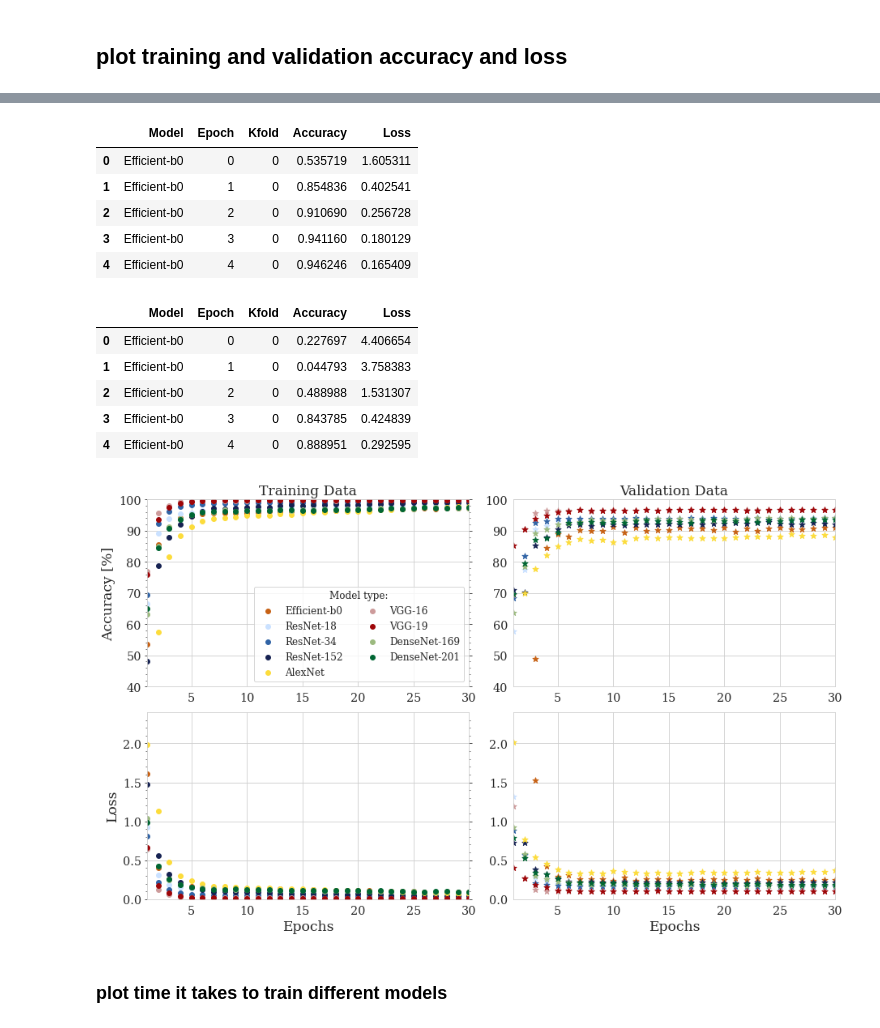
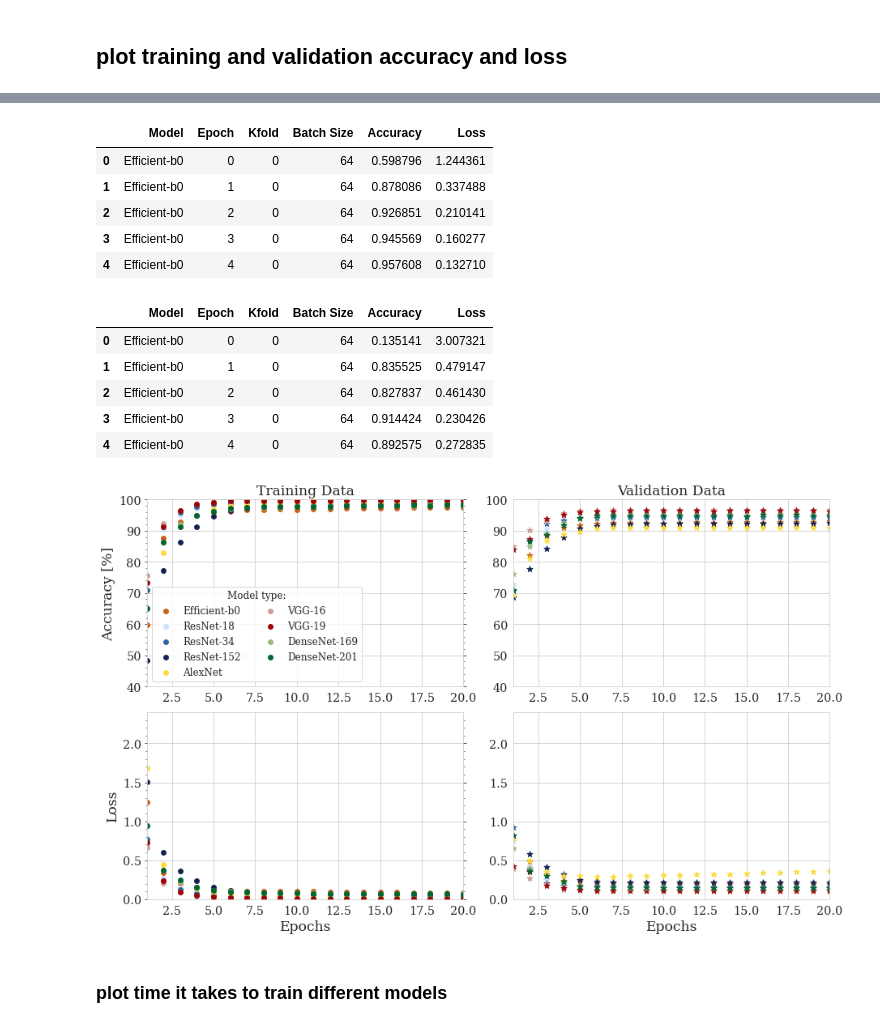
Before and after one commit to vprzybylo/cocpit, a Jupyter notebook: notebooks/make_plots.ipynb, the cells around one changed output, grey strips where cells are left out. Cells and saved outputs as stored; diff of their text form; code cells hidden in the pictures.

```diff
--- a/notebooks/make_plots.ipynb
+++ b/notebooks/make_plots.ipynb
@@ -124,33 +137,34 @@ convert_names
 # %%
-train_csv = '/data/data/saved_accuracies/no_mask/save_train_acc_loss_e30_bs128_k0_9models.csv'
-df_train = pd.read_csv(train_csv, names=["Model", "Epoch", "Kfold", "Accuracy", "Loss"])
+train_csv = '/data/data/saved_accuracies/no_mask/save_train_acc_loss_e20_bs64_k5_9models_no_blank.csv'
+df_train = pd.read_csv(train_csv, names=["Model", "Epoch", "Kfold", "Batch Size", "Accuracy", "Loss"])
+
 df_train.replace(convert_names, inplace=True)
 df_train.head()
 # %% [output]
-|  | Model | Epoch | Kfold | Accuracy | Loss |
-| 0 | Efficient-b0 | 0 | 0 | 0.535719 | 1.605311 |
-| 1 | Efficient-b0 | 1 | 0 | 0.854836 | 0.402541 |
-| 2 | Efficient-b0 | 2 | 0 | 0.910690 | 0.256728 |
-| 3 | Efficient-b0 | 3 | 0 | 0.941160 | 0.180129 |
-| 4 | Efficient-b0 | 4 | 0 | 0.946246 | 0.165409 |
+|  | Model | Epoch | Kfold | Batch Size | Accuracy | Loss |
+| 0 | Efficient-b0 | 0 | 0 | 64 | 0.598796 | 1.244361 |
+| 1 | Efficient-b0 | 1 | 0 | 64 | 0.878086 | 0.337488 |
+| 2 | Efficient-b0 | 2 | 0 | 64 | 0.926851 | 0.210141 |
+| 3 | Efficient-b0 | 3 | 0 | 64 | 0.945569 | 0.160277 |
+| 4 | Efficient-b0 | 4 | 0 | 64 | 0.957608 | 0.132710 |
 # %%
-val_csv = '/data/data/saved_accuracies/no_mask/save_val_acc_loss_e30_bs128_k0_9models.csv'
-df_val = pd.read_csv(val_csv, names=["Model", "Epoch", "Kfold", "Accuracy", "Loss"])
+val_csv = '/data/data/saved_accuracies/no_mask/save_val_acc_loss_e20_bs64_k5_9models_no_blank.csv'
+df_val = pd.read_csv(val_csv, names=["Model", "Epoch", "Kfold", "Batch Size", "Accuracy", "Loss"])
 df_val.replace(convert_names, inplace=True)
 df_val.head()
 # %% [output]
-|  | Model | Epoch | Kfold | Accuracy | Loss |
-| 0 | Efficient-b0 | 0 | 0 | 0.227697 | 4.406654 |
-| 1 | Efficient-b0 | 1 | 0 | 0.044793 | 3.758383 |
-| 2 | Efficient-b0 | 2 | 0 | 0.488988 | 1.531307 |
-| 3 | Efficient-b0 | 3 | 0 | 0.843785 | 0.424839 |
-| 4 | Efficient-b0 | 4 | 0 | 0.888951 | 0.292595 |
+|  | Model | Epoch | Kfold | Batch Size | Accuracy | Loss |
+| 0 | Efficient-b0 | 0 | 0 | 64 | 0.135141 | 3.007321 |
+| 1 | Efficient-b0 | 1 | 0 | 64 | 0.835525 | 0.479147 |
+| 2 | Efficient-b0 | 2 | 0 | 64 | 0.827837 | 0.461430 |
+| 3 | Efficient-b0 | 3 | 0 | 64 | 0.914424 | 0.230426 |
+| 4 | Efficient-b0 | 4 | 0 | 64 | 0.892575 | 0.272835 |
 # %%
 colors = {'Efficient-b0': '#C76114', 'ResNet-18': '#CAE1FF', 'ResNet-34': '#3063A5', 'ResNet-152': '#162252',
        'AlexNet': '#FCDC3B', 'VGG-16': '#CD9B9B', 'VGG-19': '#9E0508', 'DenseNet-169': '#9CBA7F',
        'DenseNet-201': '#006633'}
 num_epochs = int(val_csv[55:57])
-kfold = int(val_csv[65:66])
+kfold = int(val_csv[64:65])
 num_models = len(model_names)
 # %%
 #reshape data
@@ -165,11 +179,11 @@ else:
     train_accs = np.average(df_train['Accuracy'].values.reshape(num_models, kfold, num_epochs), axis=1)
     train_losses = np.average(df_train['Loss'].values.reshape(num_models, kfold, num_epochs), axis=1)
 # %%
-save_name = '/data/data/plots/loss_acc_9models_bs128_e50_13classes_avgkfold.pdf'
+save_name = '/data/data/plots/loss_acc_9models_bs64_e20_10classes_avg5kfold_noblank.pdf'
 plot.plot_train_val_acc_loss(model_names, num_models, num_epochs, train_accs, colors, new_names,
-                            val_accs, train_losses, val_losses, save_name, save_fig=False)
+                            val_accs, train_losses, val_losses, save_name, save_fig=True)
 # %% [output]
-[figure, old version]
+[figure, new version]
 # %% [markdown]
 ### plot time it takes to train different models
 # %%
```
Also changed, not shown: parts of 18 cells of this notebook, 16 other files.
